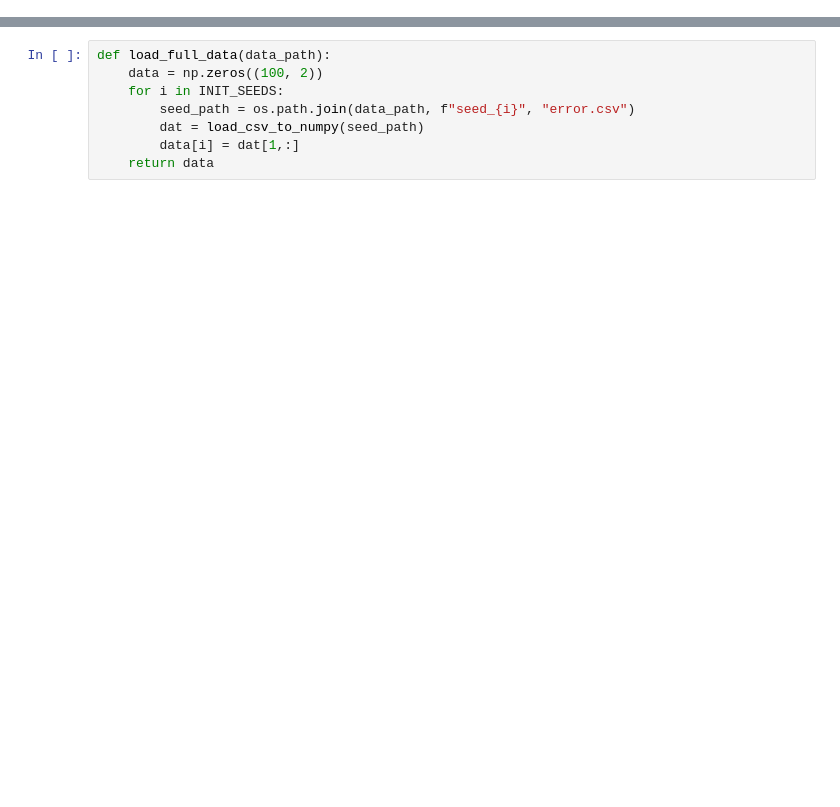
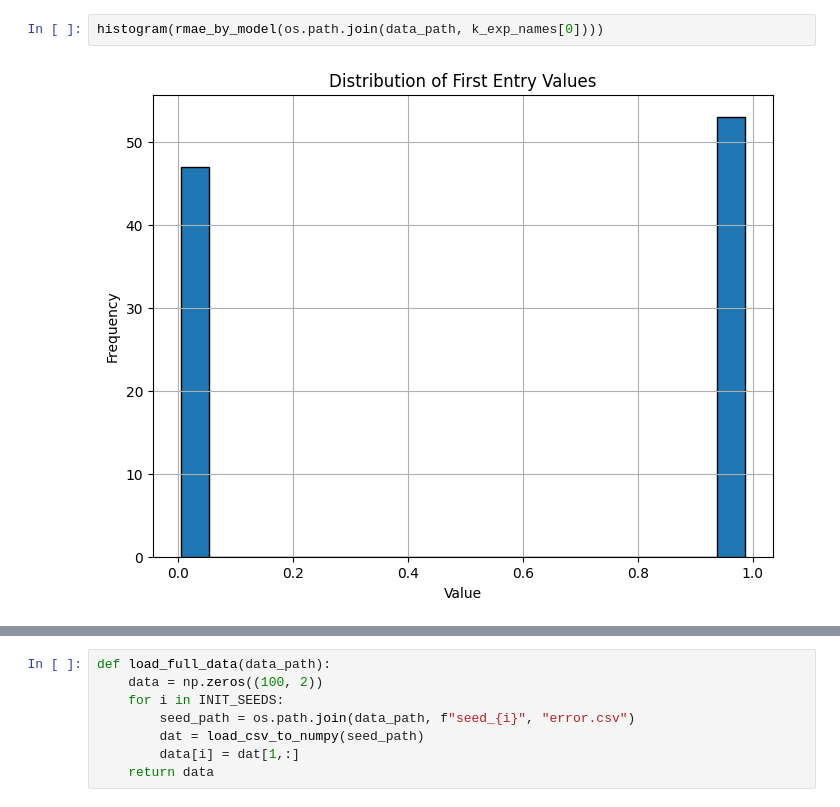
Before and after one commit to Jarato/pinnsformer, a Jupyter notebook: experiments/1d_reaction/pinnformer_ts/analysis.ipynb, the cells around one changed output, grey strips where cells are left out. Drawn from its saved outputs; the diff is of its cells as text; blank space fills up the shorter version.

```diff
--- a/experiments/1d_reaction/pinnformer_ts/analysis.ipynb
+++ b/experiments/1d_reaction/pinnformer_ts/analysis.ipynb
@@ -63,0 +160,4 @@ array(['1566.5003662109375', '259313.484375', '15.604938507080078', ...,
+# %%
+histogram(rmae_by_model(os.path.join(data_path, k_exp_names[0])))
+# %% [output]
+[figure, added]
```
Also changed, not shown: parts of 39 cells of this notebook, 47 other files.
